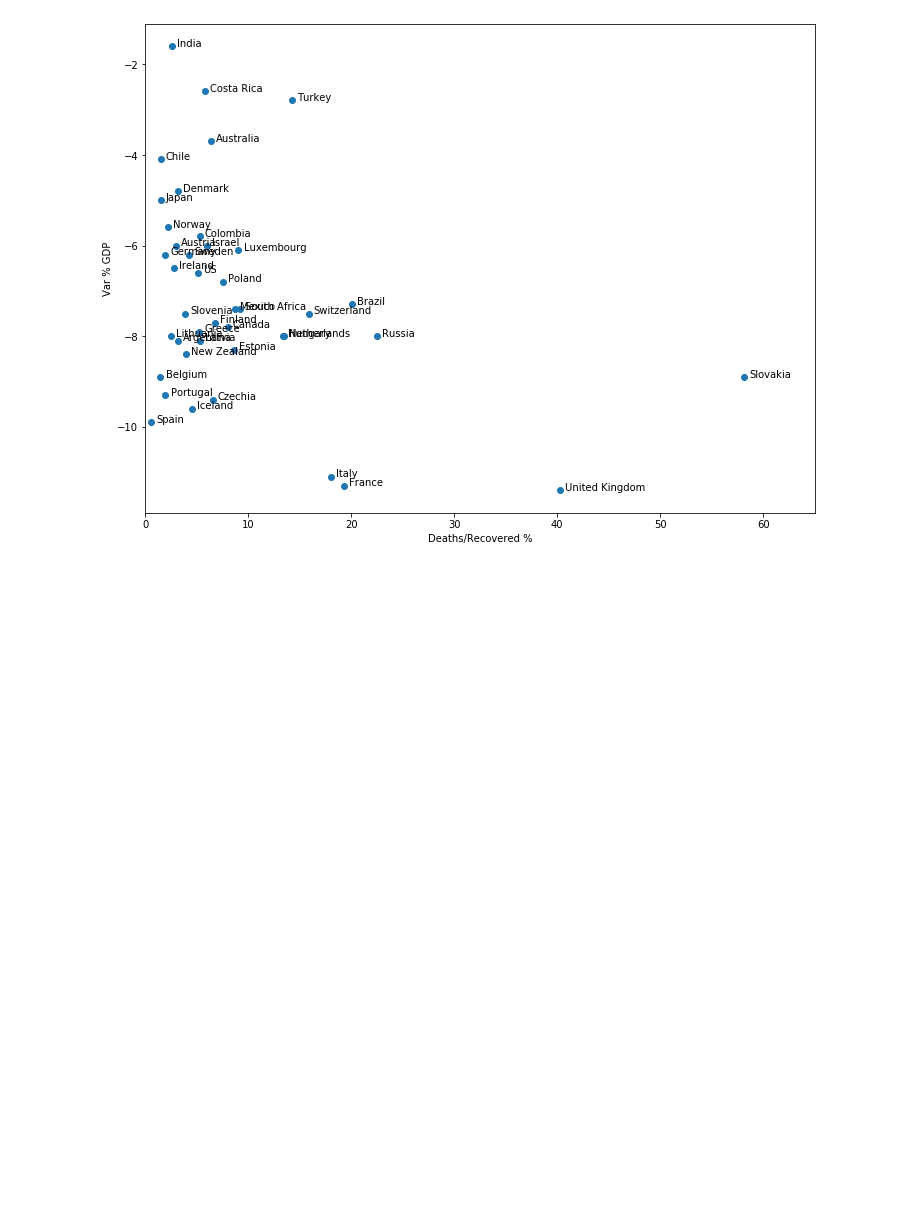
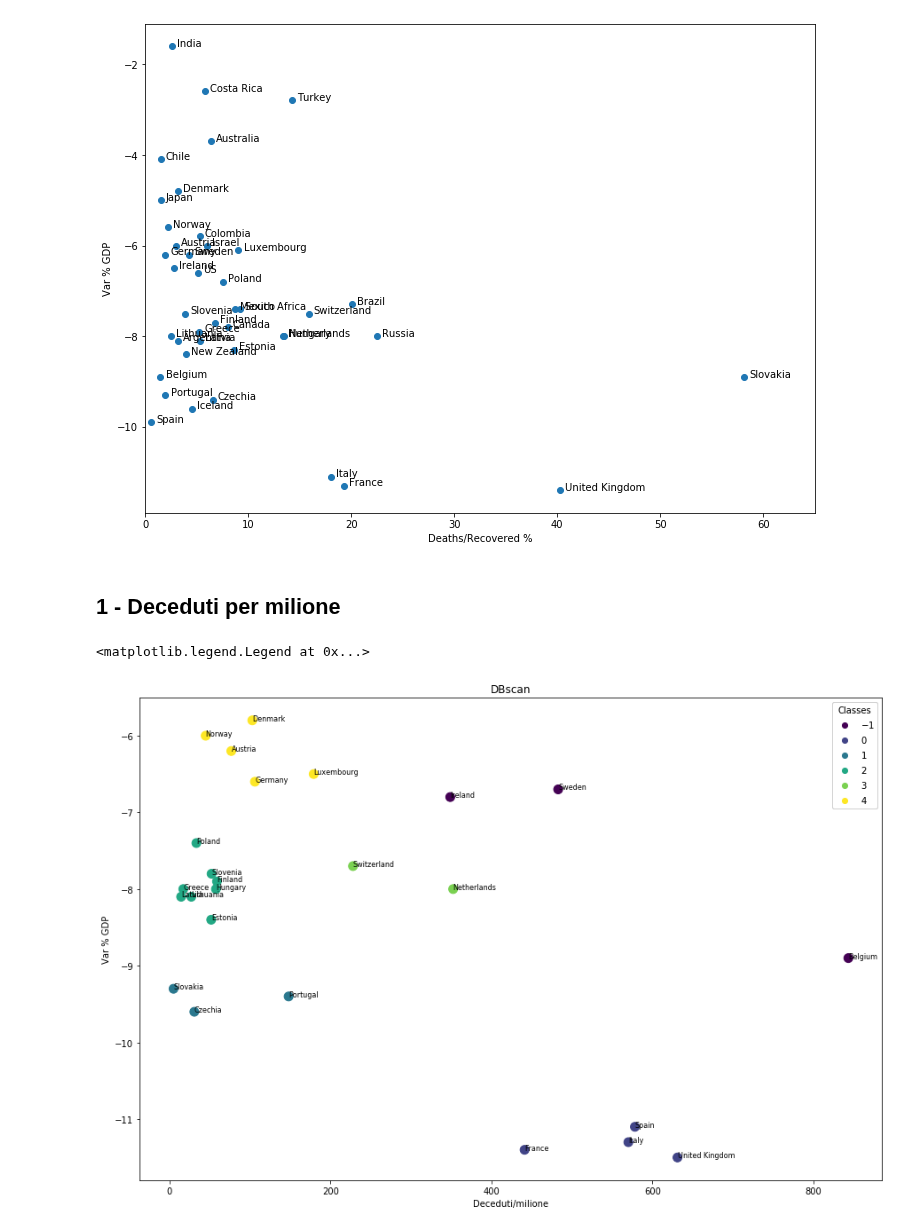
Before and after one commit to vincnardelli/covid19-italia, a Jupyter notebook: gdp_analysis/deaths_vs_GDP_v2.ipynb, the cells around one changed output. Cells and saved outputs as stored; diff of their text form; code cells hidden in the pictures; blank space fills up the shorter version.

Commit message:
Add dbscan clustering

```diff
--- a/gdp_analysis/deaths_vs_GDP_v2.ipynb
+++ b/gdp_analysis/deaths_vs_GDP_v2.ipynb
@@ -248,4 +248,4 @@ eu = ["Austria", "Belgium", "Bulgaria", "Croatia", "Cyprus", "Czechia",
      "Denmark", "Estonia", "Finland", "France", "Germany", "Greece",
       "Hungary", "Ireland", "Italy", "Latvia", "Lithuania", "Luxembourg",
      "Malta", "Netherlands", "Poland", "Portugal", "Romania", "Slovakia",
-     "Slovenia", "Spain", "Sweden", "United Kingdom", "Ireland", "Switzerland", "Norway"]
+     "Slovenia", "Spain", "Sweden", "United Kingdom", "Island", "Switzerland", "Norway"]
@@ -385,12 +323,0 @@ df_casipopgdp
-# %%
-x1=np.array(df_casipopgdp['Casi/milione'])
-x2=np.array(df_casipopgdp['GDP'])
-
-plt.figure(figsize=(12,9))
-plt.scatter(df_casipopgdp['Casi/milione'],df_casipopgdp['GDP'])
-plt.xlabel('Cases per million')
-plt.ylabel('Var % GDP')
-for i in range(len(x1)):
-    plt.text(x1[i]+10,x2[i],df_fin2.index[i],fontsize=10)
-plt.savefig('output/case-million.png',dpi=300)
-plt.show()
@@ -411,3 +336,37 @@ plt.savefig('output/deaths_recovered.png',dpi=300)
 plt.show()
 # %% [output]
 [figure]
+# %% [markdown]
+## 1 - Deceduti per milione
+# %%
+var = "Deceduti/milione"
+
+df_casipopgdp['country'] = df_casipopgdp.index
+df_eu = df_casipopgdp[df_casipopgdp['country'].isin(eu)]
+# input data
+df_eu
+X=np.array(df_eu[[var, 'GDP']])
+scaler=StandardScaler()
+X_std=scaler.fit_transform(X)
+
+clustering = DBSCAN(eps=0.56, min_samples=2).fit(X_std)
+
+c = clustering.labels_
+
+fig, ax = plt.subplots(figsize=(15,10))
+x1=np.array(df_eu[var])
+x2=np.array(df_eu['GDP'])
+scatter = ax.scatter(X[:, 0], X[:, 1], c=c, s=100)
+for i in range(len(x1)):
+    plt.text(x1[i],x2[i],df_eu.index[i],fontsize=8)
+
+plt.title("DBscan")
+plt.ylabel('Var % GDP')
+plt.xlabel(var)
+# produce a legend with the unique colors from the scatter
+legend1 = ax.legend(*scatter.legend_elements(),
+                    loc="upper right", title="Classes")
+ax.add_artist(legend1)
+# %% [output]
+<matplotlib.legend.Legend at 0x...>
+[figure, added]
```
Also changed, not shown: parts of 15 cells of this notebook, 10 other files.
